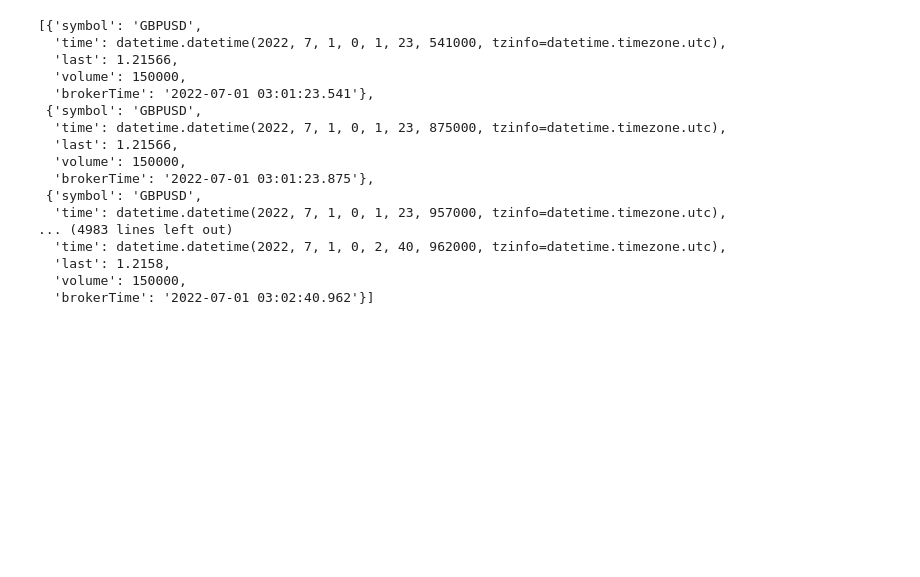
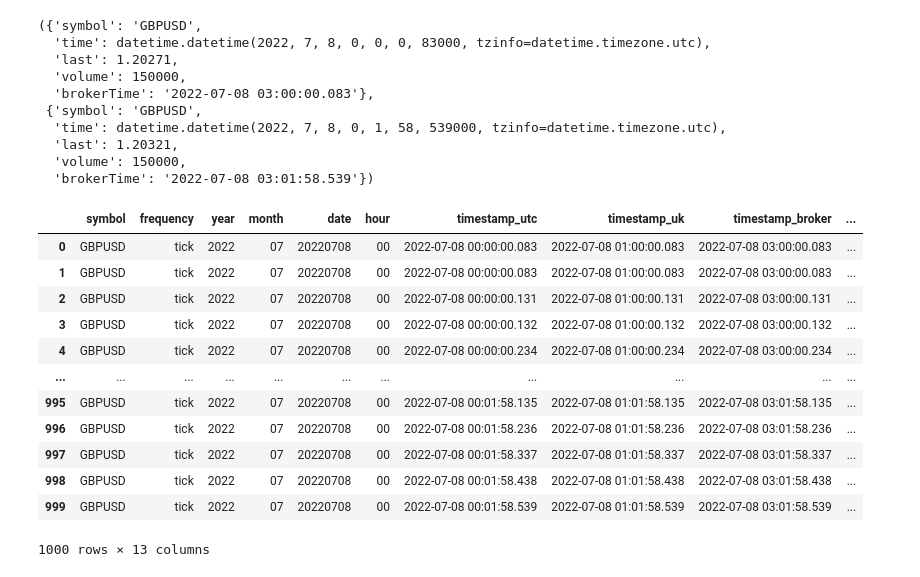
Before and after one commit to dwgriffiths/mercury-pipeline-metaapi-sam, a Jupyter notebook: notebooks/streaming.ipynb, the cells around one changed output. Cells and saved outputs as stored; diff of their text form; code cells hidden in the pictures; blank space fills up the shorter version.

```diff
--- a/notebooks/streaming.ipynb
+++ b/notebooks/streaming.ipynb
@@ -79,20 +124,32 @@ generator_async = yield_raw_ticks_between_datetimes(
+# %%
+offset, ticks_raw = await generator_async.__anext__()
 # %%
-ticks
+ticks_raw[0], ticks_raw[-1]
 # %% [output]
-[{'symbol': 'GBPUSD',
-  'time': datetime.datetime(2022, 7, 1, 0, 1, 23, 541000, tzinfo=datetime.timezone.utc),
-  'last': 1.21566,
+({'symbol': 'GBPUSD',
+  'time': datetime.datetime(2022, 7, 8, 0, 0, 0, 83000, tzinfo=datetime.timezone.utc),
+  'last': 1.20271,
   'volume': 150000,
-  'brokerTime': '2022-07-01 03:01:23.541'},
+  'brokerTime': '2022-07-08 03:00:00.083'},
  {'symbol': 'GBPUSD',
-  'time': datetime.datetime(2022, 7, 1, 0, 1, 23, 875000, tzinfo=datetime.timezone.utc),
-  'last': 1.21566,
+  'time': datetime.datetime(2022, 7, 8, 0, 1, 58, 539000, tzinfo=datetime.timezone.utc),
+  'last': 1.20321,
   'volume': 150000,
-  'brokerTime': '2022-07-01 03:01:23.875'},
- {'symbol': 'GBPUSD',
-  'time': datetime.datetime(2022, 7, 1, 0, 1, 23, 957000, tzinfo=datetime.timezone.utc),
-... (4983 lines left out)
-  'time': datetime.datetime(2022, 7, 1, 0, 2, 40, 962000, tzinfo=datetime.timezone.utc),
-  'last': 1.2158,
-  'volume': 150000,
-  'brokerTime': '2022-07-01 03:02:40.962'}]
+  'brokerTime': '2022-07-08 03:01:58.539'})
+# %%
+df_ticks_clean = get_clean_ticks(ticks_raw)
+df_ticks_clean
+# %% [output]
+|  | symbol | frequency | year | month | date | hour | timestamp_utc | timestamp_uk | timestamp_broker | ... |
+| 0 | GBPUSD | tick | 2022 | 07 | 20220708 | 00 | 2022-07-08 00:00:00.083 | 2022-07-08 01:00:00.083 | 2022-07-08 03:00:00.083 | ... |
+| 1 | GBPUSD | tick | 2022 | 07 | 20220708 | 00 | 2022-07-08 00:00:00.083 | 2022-07-08 01:00:00.083 | 2022-07-08 03:00:00.083 | ... |
+| 2 | GBPUSD | tick | 2022 | 07 | 20220708 | 00 | 2022-07-08 00:00:00.131 | 2022-07-08 01:00:00.131 | 2022-07-08 03:00:00.131 | ... |
+| 3 | GBPUSD | tick | 2022 | 07 | 20220708 | 00 | 2022-07-08 00:00:00.132 | 2022-07-08 01:00:00.132 | 2022-07-08 03:00:00.132 | ... |
+| 4 | GBPUSD | tick | 2022 | 07 | 20220708 | 00 | 2022-07-08 00:00:00.234 | 2022-07-08 01:00:00.234 | 2022-07-08 03:00:00.234 | ... |
+| ... | ... | ... | ... | ... | ... | ... | ... | ... | ... | ... |
+| 995 | GBPUSD | tick | 2022 | 07 | 20220708 | 00 | 2022-07-08 00:01:58.135 | 2022-07-08 01:01:58.135 | 2022-07-08 03:01:58.135 | ... |
+| 996 | GBPUSD | tick | 2022 | 07 | 20220708 | 00 | 2022-07-08 00:01:58.236 | 2022-07-08 01:01:58.236 | 2022-07-08 03:01:58.236 | ... |
+| 997 | GBPUSD | tick | 2022 | 07 | 20220708 | 00 | 2022-07-08 00:01:58.337 | 2022-07-08 01:01:58.337 | 2022-07-08 03:01:58.337 | ... |
+| 998 | GBPUSD | tick | 2022 | 07 | 20220708 | 00 | 2022-07-08 00:01:58.438 | 2022-07-08 01:01:58.438 | 2022-07-08 03:01:58.438 | ... |
+| 999 | GBPUSD | tick | 2022 | 07 | 20220708 | 00 | 2022-07-08 00:01:58.539 | 2022-07-08 01:01:58.539 | 2022-07-08 03:01:58.539 | ... |
+1000 rows × 13 columns
```
Also changed, not shown: parts of 20 cells of this notebook, 1 other file.
